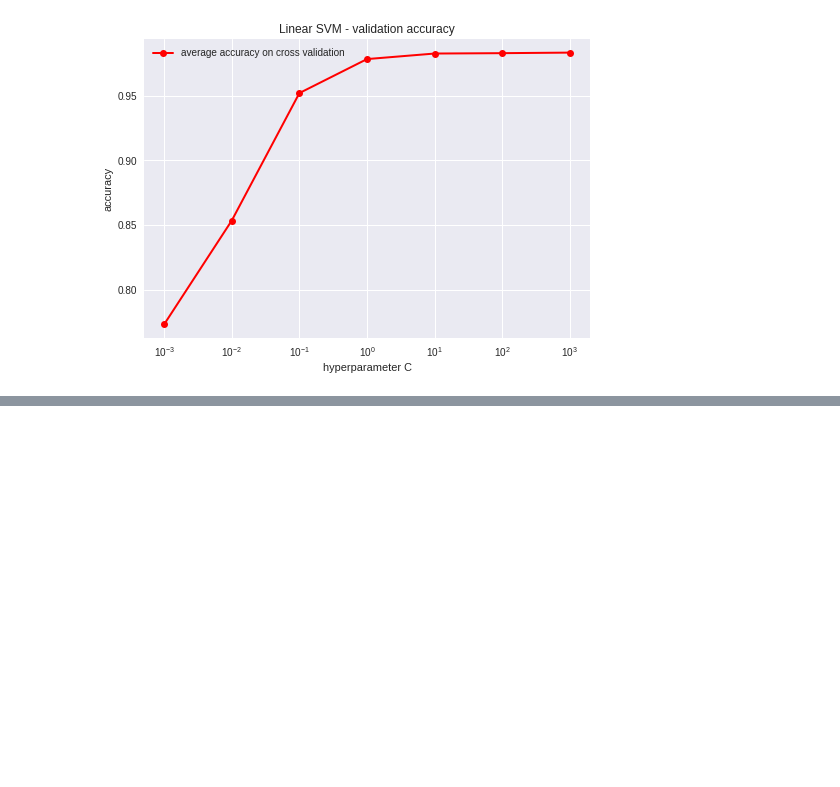
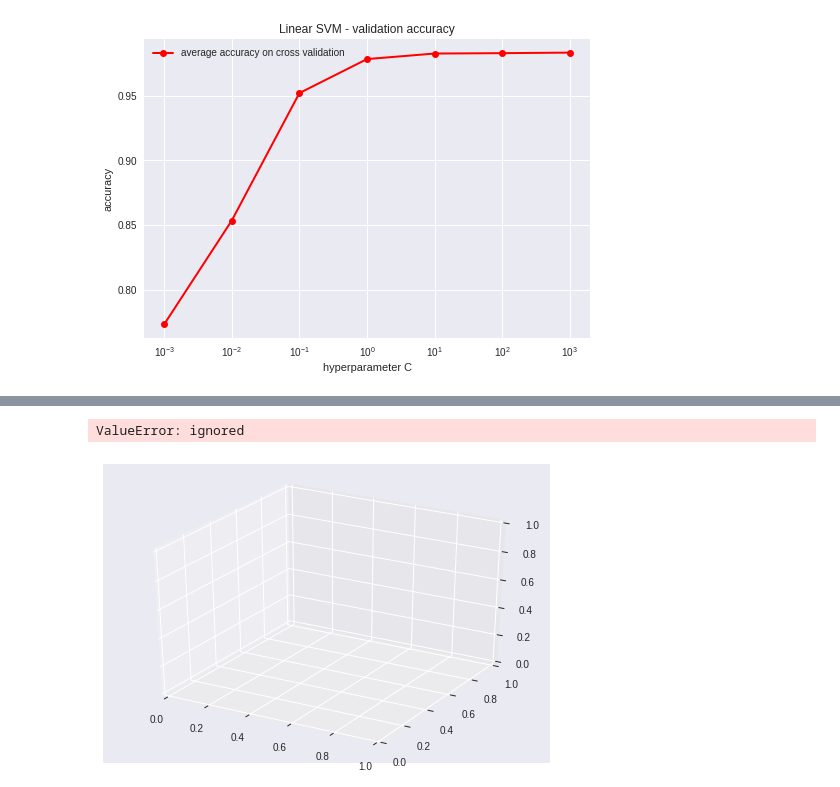
Before and after one commit to MattiaPOLI/DR14, a Jupyter notebook: SVM.ipynb, the cells around one changed output, grey strips where cells are left out. Drawn from its saved outputs; the diff is of its cells as text; code cells hidden in the pictures; blank space fills up the shorter version.

Commit message:
RBF kernel SVM

```diff
--- a/SVM.ipynb
+++ b/SVM.ipynb
@@ -134,6 +135,8 @@ print("Test accuracy= \t%.2f%%" % (accuracy*100))
 
 
 # ~-----visualize results-----
+# accuracy w.r.t. parameters
+mpl.rcParams['legend.fontsize'] = 10
 fig = plt.figure()
 ax = fig.gca()
 plt.plot(C_range, accuracy_validation, 'ro-', linewidth=2, label='average accuracy on cross validation')
@@ -142,8 +145,9 @@ plt.title('Linear SVM - validation accuracy')
 plt.xlabel('hyperparameter C')
 plt.ylabel('accuracy')
 ax.legend()
+plt.show()
 
-plt.show()
+# decision boundaries
 # %% [output]
 ======= Linear SVM =======
 C=0.001         --> 77.32%
@@ -157,3 +161,69 @@ C=1000.0        --> 98.33%
 Best C=         1000.0
 Test accuracy=  98.20%
 [figure]
+# %%
+# ~-----RBF SVM-----
+# auxiliary variables
+accuracy_validation = np.zeros((C_range.shape[0], gamma_range.shape[0]))
+score_max = 0
+C_best_rbf = 0
+gamma_best_rbf = 0
+
+
+# optimizes parameters
+print("============ RBF SVM ============")
+for i,C in enumerate(C_range):
+  for j,gamma in enumerate(gamma_range):
+    model = svm.SVC(kernel='rbf', gamma=gamma, C=C)
+    scores = cross_val_score(model, X_train, y_train, cv=10)
+    avg = np.mean(scores)
+    accuracy_validation[i][j] = avg
+    print("C=" + str(C) + "   \tgamma=" + str(gamma) + "   \t--> %.2f%%" % (avg*100))
+    if (avg > score_max):
+        score_max = avg
+        C_best_rbf = C
+        gamma_best_rbf = gamma
+
+
+# ~-----create best SVM-----
+# train model
+svc_rbf = svm.SVC(kernel='rbf', gamma=gamma_best_rbf, C=C_best_rbf)
+svc_rbf.fit(X_train, y_train)
+
+# evaluate classificator on testing set
+accuracy = svc_rbf.score(X_test, y_test)
+
+
+# ~-----visualize results-----
+# show accuracy
+header = 'C\gamma   \t'
+for gamma in gamma_range:
+  header = header + str(gamma) + '\t'
+print (header)
+for i,C in enumerate(C_range):
+  line = str(C) + '      \t'
+  for j,gamma in enumerate(gamma_range):
+    line = line + '%.2f%%' % (accuracy_validation[i][j]*100) + '\t'
+  print(line)
+
+print("\nBest C=   \t" + str(C_best_rbf))
+print("Best gamma= \t" + str(gamma_best_rbf))
+
+print("Test accuracy= \t%.2f%%" % (accuracy*100))
+
+
+mpl.rcParams['legend.fontsize'] = 10
+fig = plt.figure()
+ax = fig.gca(projection='3d')
+for i,C in enumerate(C_range):
+  lbl = 'average accuracy for C=' + str(C)
+  plt.plot([C_range[i]] * gamma_range.shape[0], gamma_range, accuracy_validation[:, i], 'ro-', linewidth=2, label=lbl)
+plt.xscale("log")
+plt.yscale("log")
+plt.title('RBF SVM - validation accuracy')
+plt.xlabel('hyperparameter C')
+plt.ylabel('hyperparameter gamma')
+ax.legend()
+
+plt.show()
+# %% [output]
@@ -159,0 +247,2 @@ Test accuracy=  98.20%
+ValueError: ignored
+[figure, added]
```
Also changed, not shown: parts of 3 cells of this notebook.
